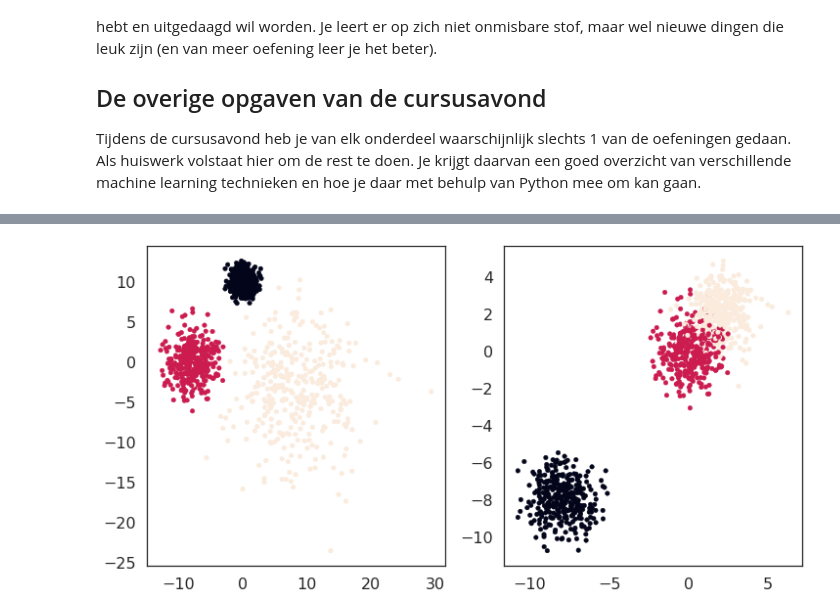
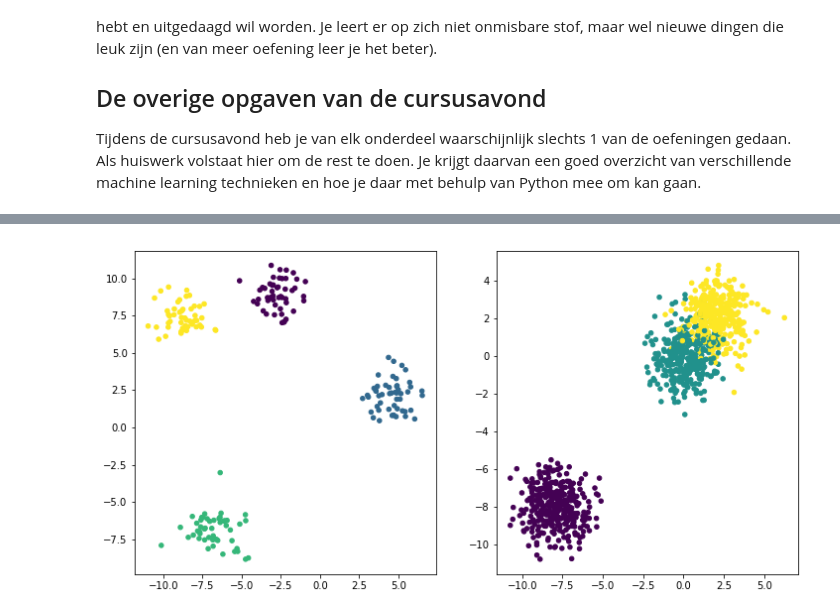
Before and after one commit to harcel/PyDataScienceIntroNL, a Jupyter notebook: Huiswerk_4.ipynb, the cells around one changed output, grey strips where cells are left out. Saved outputs shown, nothing was run; the diff lists cells and outputs as text; code cells hidden in the pictures.

```diff
--- a/Huiswerk_4.ipynb
+++ b/Huiswerk_4.ipynb
@@ -9,10 +36,12 @@ Tijdens de cursusavond heb je van elk onderdeel waarschijnlijk slechts 1 van de
 # %%
-X1, y1 = make_blobs(random_state=101, cluster_std=[1, 2, 5], centers=[[0, 10],[-8, 0], [8,-4]], n_samples=1000, )
+from sklearn.datasets import make_blobs
+
+X, y = make_blobs(n_samples=200, centers=4, random_state=42)
 plt.figure(figsize=(12,6))
 plt.subplot(121)
-plt.scatter(X1[:, 0], X1[:, 1], c=y1, s=20)
+plt.scatter(X[:, 0], X[:, 1], c=y, s=20)
 X2, y2 = make_blobs(random_state=101, centers=[[-8, -8],[0, 0], [2,2]], n_samples=1000, )
 plt.subplot(122)
 plt.scatter(X2[:, 0], X2[:, 1], c=y2, s=20);
 # %% [output]
-[figure, old version]
+[figure, new version]
```
Also changed, not shown: parts of 6 cells of this notebook, 3 other files.
